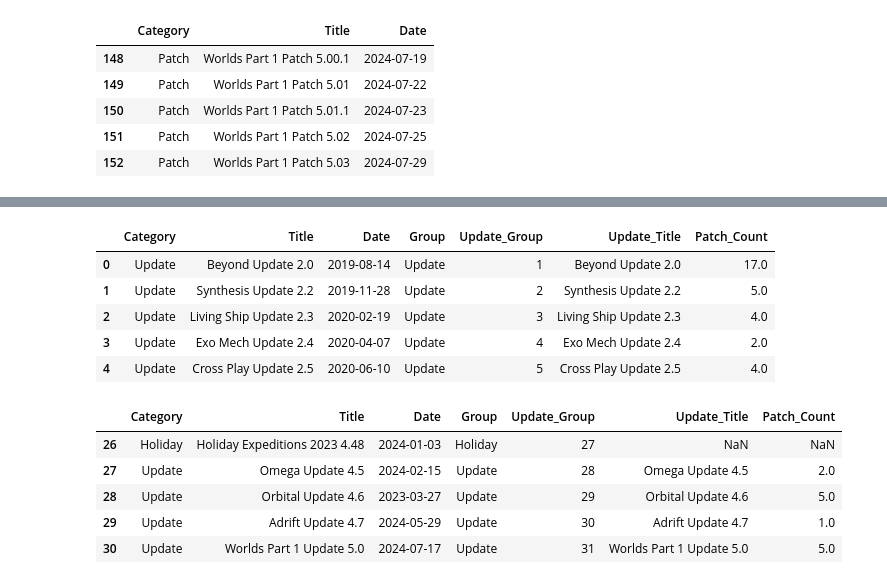
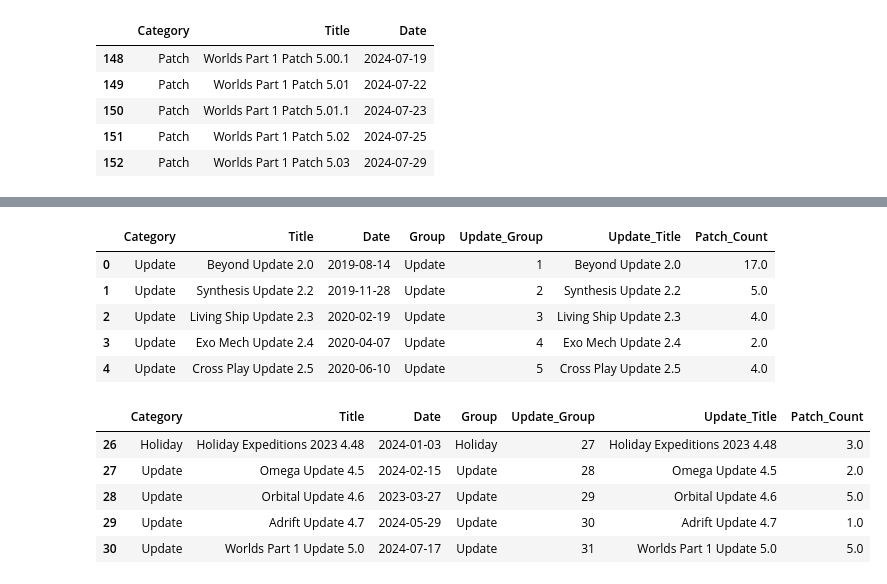
Before and after one commit to SikoticVinyl/Project1, a Jupyter notebook: UpdateAnalysis/noman_Updates.ipynb, the cells around one changed output, grey strips where cells are left out. Saved outputs shown, nothing was run; the diff lists cells and outputs as text; code cells hidden in the pictures.

Commit message:
got data cleaned begining to visualize for real now.

```diff
--- a/UpdateAnalysis/noman_Updates.ipynb
+++ b/UpdateAnalysis/noman_Updates.ipynb
@@ -269,13 +269,24 @@ filtered_data.loc[:, 'Update_Group'] = ((filtered_data['Group'] == 'Update') | (
 filtered_data.loc[:, 'Update_Title'] = filtered_data.apply(lambda x: x['Title'] if x['Group'] in ['Update', 'Holiday'] else None, axis=1)
 filtered_data.loc[:, 'Update_Title'] = filtered_data['Update_Title'].ffill()
 
-# Count patches per update
+# Count patches per update and include holiday patches
 patch_counts = filtered_data[filtered_data['Group'] == 'Patch'].groupby('Update_Title').size().reset_index(name='Patch_Count')
+
+# Correct patch counts for holiday updates by summing them
+holiday_updates = filtered_data[filtered_data['Group'] == 'Holiday']['Title'].tolist()
+total_holiday_patches = filtered_data[(filtered_data['Group'] == 'Patch') & (filtered_data['Update_Title'].isin(holiday_updates))].shape[0]
+
+# Adjust holiday patch count in the patch_counts DataFrame
+if not patch_counts.empty:
+    patch_counts.loc[patch_counts['Update_Title'].isin(holiday_updates), 'Patch_Count'] = total_holiday_patches
 
 # Merge patch counts with update data
 update_data = filtered_data[filtered_data['Group'] != 'Patch'].merge(patch_counts, left_on='Title', right_on='Update_Title', how='left')
 
-# Display the data with patch counts
-display(update_data.head())
-display(update_data.tail())
+# Assign total_holiday_patches to all Holiday updates in the merged DataFrame
+update_data.loc[update_data['Group'] == 'Holiday', 'Patch_Count'] = total_holiday_patches
+
+# Display the data with patch counts using Pandas methods
+print(update_data.head())
+print(update_data.tail())
 # %% [output]
@@ -294,19 +310,19 @@ display(update_data.tail())
 # %%
 # Clean the DataFrame by dropping redundant columns and renaming them for clarity
-update_data = update_data.drop(columns=['Update_Title_x']).rename(columns={'Update_Title_y': 'Update_Title'})
+update_data = update_data.drop(columns=['Update_Title_y']).rename(columns={'Update_Title_x': 'Update_Title'})
 
 # Display the cleaned data with patch counts
 display(update_data.head())
 display(update_data.tail())
 # %% [output]
 |  | Category | Title | Date | Group | Update_Group | Update_Title | Patch_Count |
 | 0 | Update | Beyond Update 2.0 | 2019-08-14 | Update | 1 | Beyond Update 2.0 | 17.0 |
 | 1 | Update | Synthesis Update 2.2 | 2019-11-28 | Update | 2 | Synthesis Update 2.2 | 5.0 |
 | 2 | Update | Living Ship Update 2.3 | 2020-02-19 | Update | 3 | Living Ship Update 2.3 | 4.0 |
 | 3 | Update | Exo Mech Update 2.4 | 2020-04-07 | Update | 4 | Exo Mech Update 2.4 | 2.0 |
 | 4 | Update | Cross Play Update 2.5 | 2020-06-10 | Update | 5 | Cross Play Update 2.5 | 4.0 |
 |  | Category | Title | Date | Group | Update_Group | Update_Title | Patch_Count |
-| 26 | Holiday | Holiday Expeditions 2023 4.48 | 2024-01-03 | Holiday | 27 | NaN | NaN |
+| 26 | Holiday | Holiday Expeditions 2023 4.48 | 2024-01-03 | Holiday | 27 | Holiday Expeditions 2023 4.48 | 3.0 |
 | 27 | Update | Omega Update 4.5 | 2024-02-15 | Update | 28 | Omega Update 4.5 | 2.0 |
 | 28 | Update | Orbital Update 4.6 | 2023-03-27 | Update | 29 | Orbital Update 4.6 | 5.0 |
 | 29 | Update | Adrift Update 4.7 | 2024-05-29 | Update | 30 | Adrift Update 4.7 | 1.0 |
```
Also changed, not shown: parts of 4 cells of this notebook.
